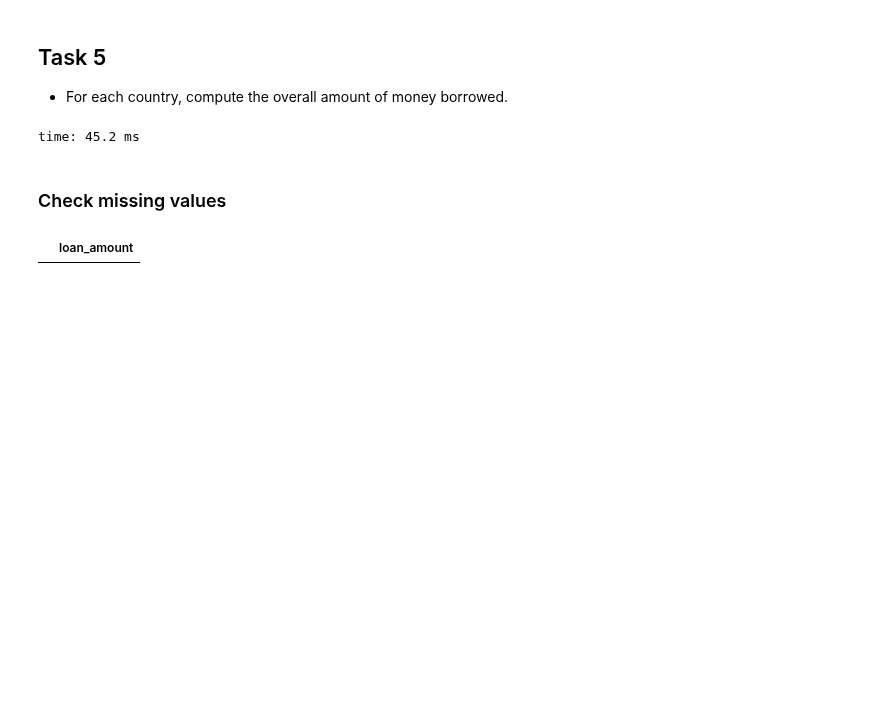
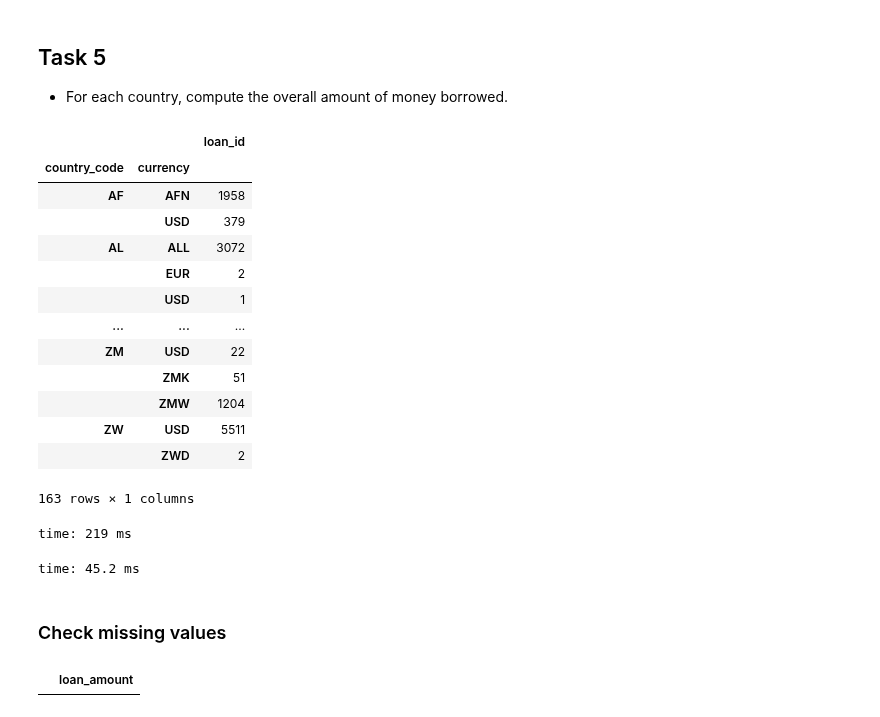
Before and after one commit to gaveter/Project_cs, a Jupyter notebook: Project.ipynb, the cells around one changed output. Saved outputs shown, nothing was run; the diff lists cells and outputs as text; code cells hidden in the pictures; blank space fills up the shorter version.

Commit message:
added why currency is not used

```diff
--- a/Project.ipynb
+++ b/Project.ipynb
@@ -302,6 +296,25 @@ time: 10.6 ms
 # %% [markdown]
 ## Task 5
 - For each country, compute the overall amount of money borrowed.
+# %%
+check = loan[['country_code','currency','loan_id']]
+pd.DataFrame(check.groupby(['country_code','currency'])['loan_id'].count()) #motivo per cui non è stata considerata la valuta di ogni prestito
+# %% [output]
+|  |  | loan_id |
+| country_code | currency |  |
+| AF | AFN | 1958 |
+|  | USD | 379 |
+| AL | ALL | 3072 |
+|  | EUR | 2 |
+|  | USD | 1 |
+| ... | ... | ... |
+| ZM | USD | 22 |
+|  | ZMK | 51 |
+|  | ZMW | 1204 |
+| ZW | USD | 5511 |
+|  | ZWD | 2 |
+163 rows × 1 columns
+time: 219 ms
 # %%
 loan_simplified = loan[['loan_id','country_code','disburse_time','planned_expiration_time',
                                       'num_lenders_total','loan_amount']] #feature essenziali per risolvere gli altri task
```
Also changed, not shown: parts of 31 cells of this notebook.
